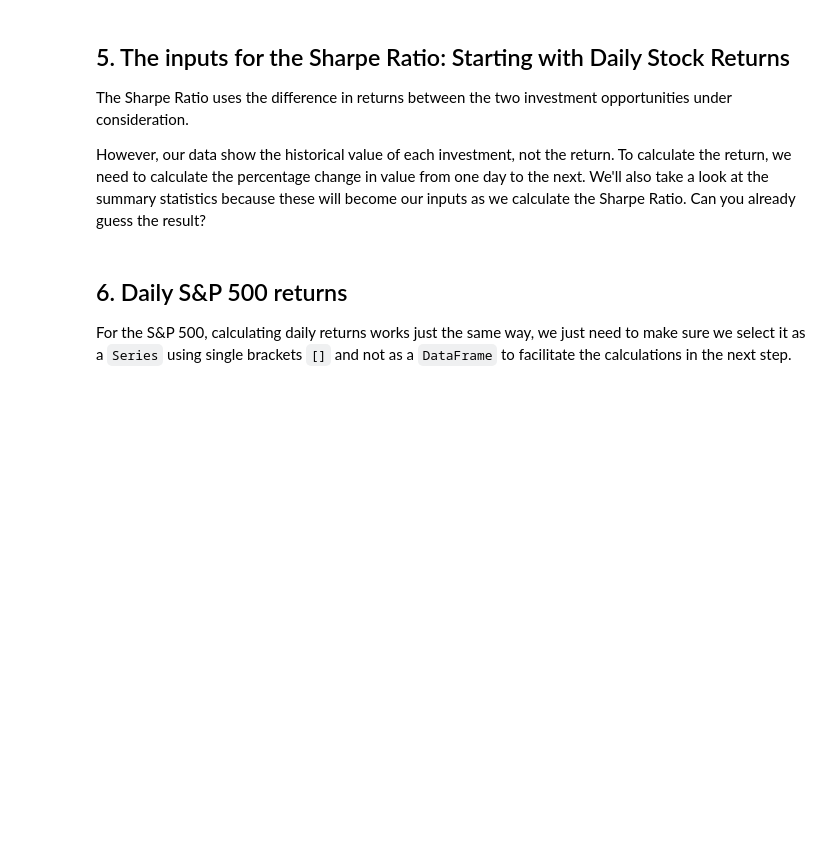
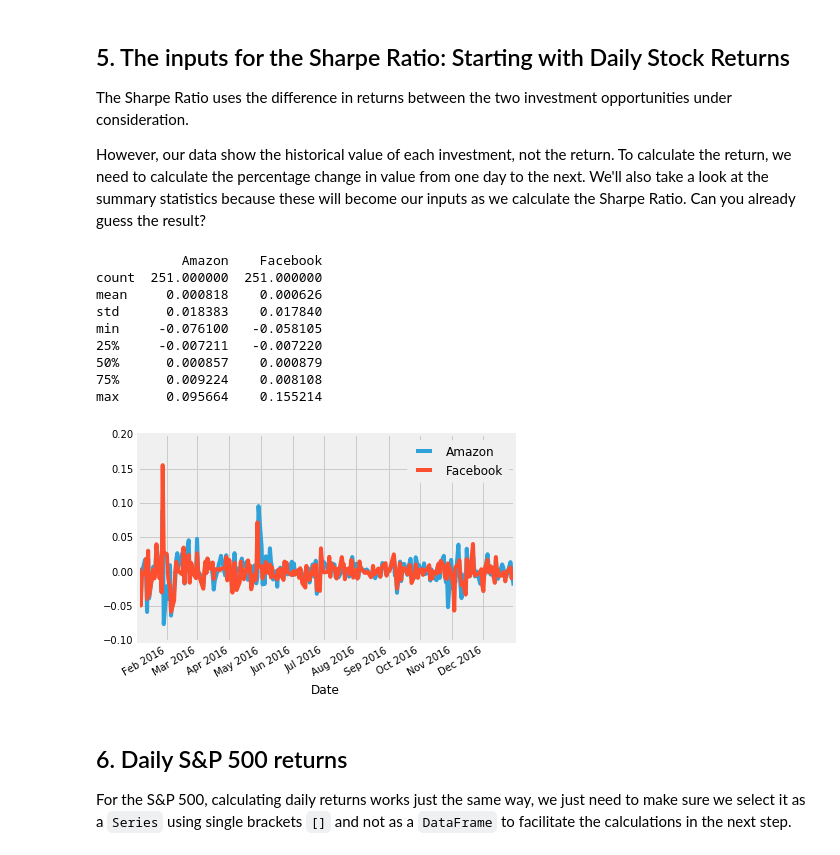
Before and after one commit to Rathin91/Risk-and-Returns-of-Sharpe-Ratio, a Jupyter notebook: notebook.ipynb, the cells around one changed output. Cells and saved outputs as stored; diff of their text form; code cells hidden in the pictures; blank space fills up the shorter version.

```diff
--- a/notebook.ipynb
+++ b/notebook.ipynb
@@ -94,6 +94,27 @@ max    2271.720000
 ## 5. The inputs for the Sharpe Ratio: Starting with Daily Stock Returns
 <p>The Sharpe Ratio uses the difference in returns between the two investment opportunities under consideration.</p>
 <p>However, our data show the historical value of each investment, not the return. To calculate the return, we need to calculate the percentage change in value from one day to the next. We'll also take a look at the summary statistics because these will become our inputs as we calculate the Sharpe Ratio. Can you already guess the result?</p>
+# %%
+# calculate daily stock_data returns
+stock_returns = stock_data.pct_change()
+
+# plot the daily returns
+stock_returns.plot()
+
+
+# summarize the daily returns
+print(stock_returns.describe())
+# %% [output]
+           Amazon    Facebook
+count  251.000000  251.000000
+mean     0.000818    0.000626
+std      0.018383    0.017840
+min     -0.076100   -0.058105
+25%     -0.007211   -0.007220
+50%      0.000857    0.000879
+75%      0.009224    0.008108
+max      0.095664    0.155214
+[figure, added]
 # %% [markdown]
 ## 6. Daily S&P 500 returns
 <p>For the S&amp;P 500, calculating daily returns works just the same way, we just need to make sure we select it as a <code>Series</code> using single brackets <code>[]</code> and not as a <code>DataFrame</code> to facilitate the calculations in the next step.</p>
```
Also changed, not shown: parts of 6 cells of this notebook.
